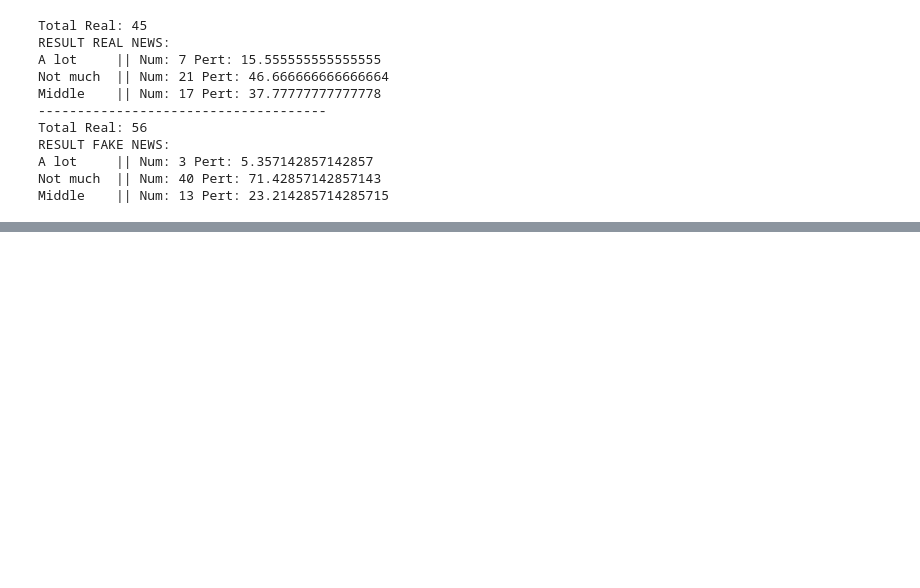
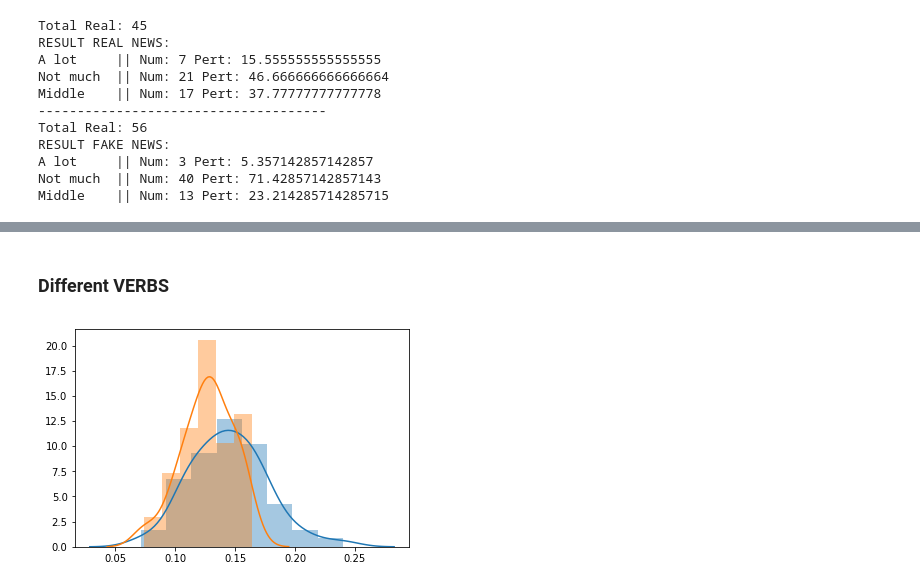
Before and after one commit to FNClassificator/FNC, a Jupyter notebook: src/fake_news_detector/exploration/style_exploration_features.ipynb, the cells around one changed output, grey strips where cells are left out. Saved outputs shown, nothing was run; the diff lists cells and outputs as text; code cells hidden in the pictures; blank space fills up the shorter version.

```diff
--- a/src/fake_news_detector/exploration/style_exploration_features.ipynb
+++ b/src/fake_news_detector/exploration/style_exploration_features.ipynb
@@ -721,0 +926,7 @@ Middle    || Num: 13 Pert: 23.214285714285715
+# %% [markdown]
+### Different VERBS
+# %%
+sns.distplot(tuple(fake_df['pert_total_verbs']));
+sns.distplot(tuple(real_df['pert_total_verbs']));
+# %% [output]
+[figure, added]
```
Also changed, not shown: parts of 16 cells of this notebook, 2 other files.
